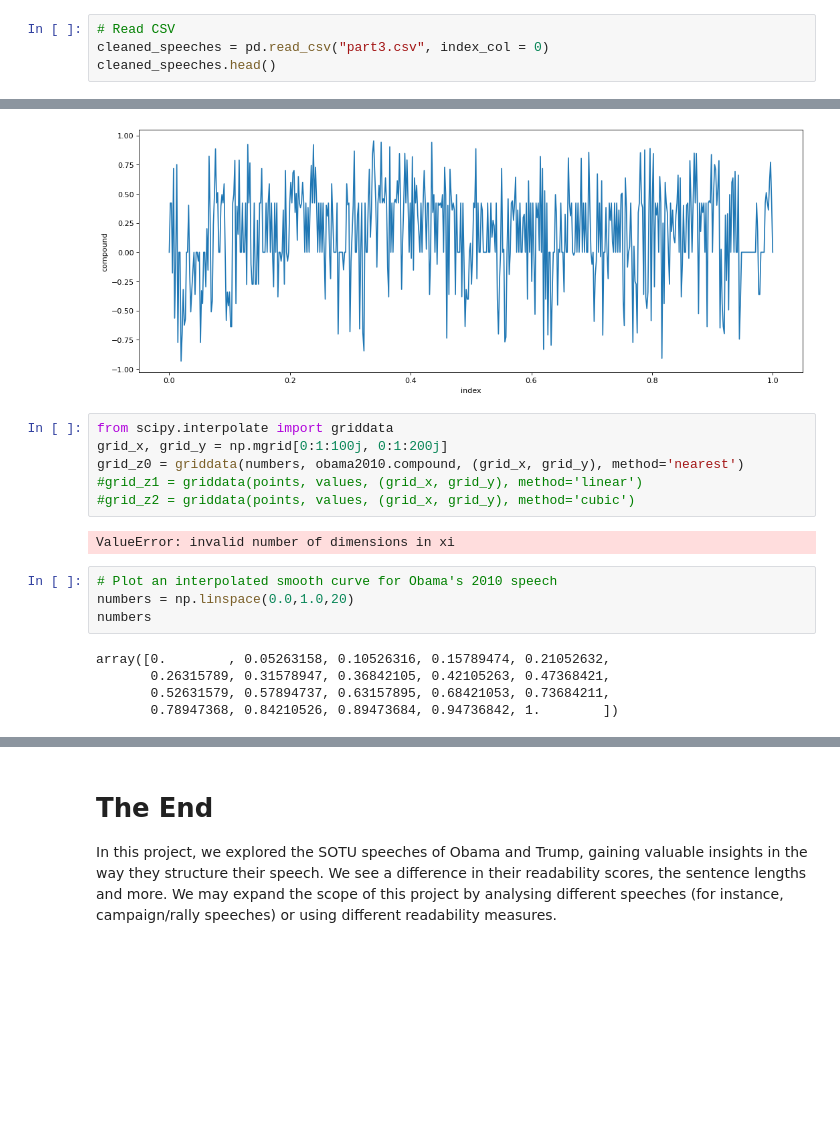
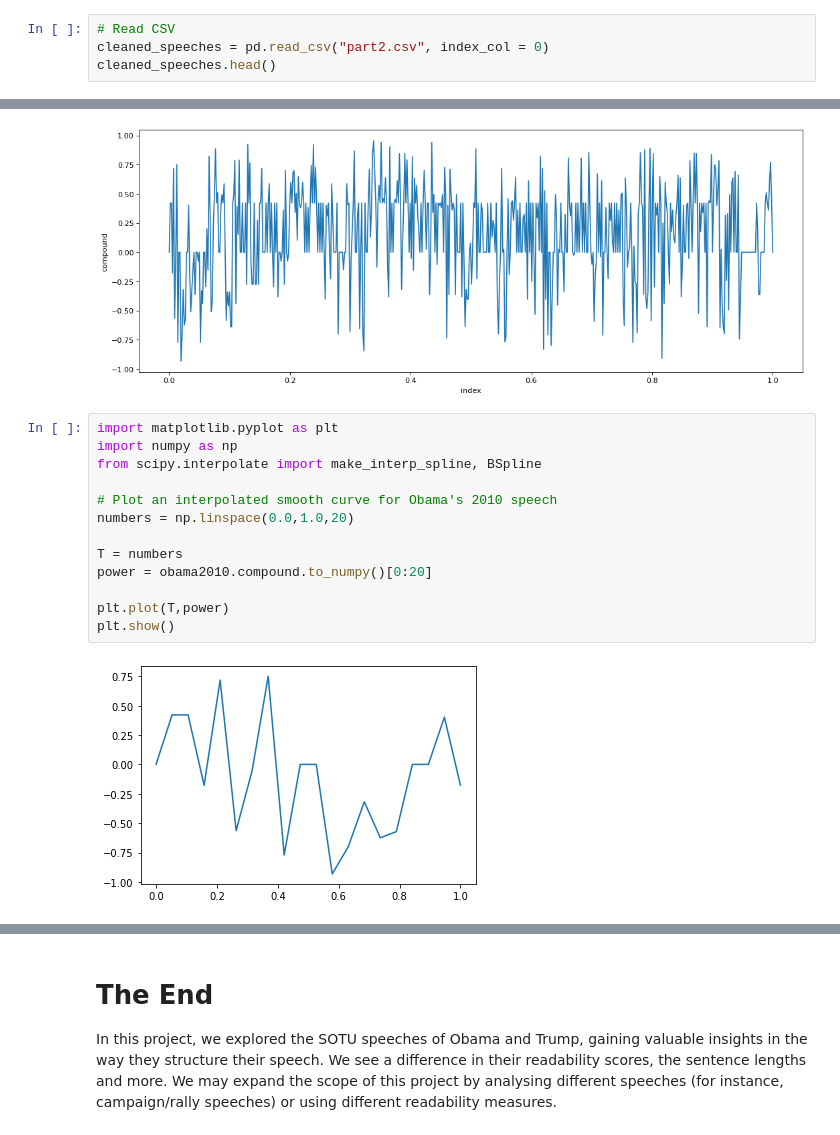
Before and after one commit to wjingen/sotuspeeches, a Jupyter notebook: Project US Speech Analysis (Part IV).ipynb, the cells around one changed output, grey strips where cells are left out. Drawn from its saved outputs; the diff is of its cells as text; blank space fills up the shorter version.

Commit message:
Fix part 3 and 4

```diff
--- a/Project US Speech Analysis (Part IV).ipynb
+++ b/Project US Speech Analysis (Part IV).ipynb
@@ -13,6 +11,6 @@ ModuleNotFoundError: No module named 'vaderSentiment'
 # %%
 # Read CSV
-cleaned_speeches = pd.read_csv("part3.csv", index_col = 0)
+cleaned_speeches = pd.read_csv("part2.csv", index_col = 0)
 cleaned_speeches.head()
 # %% [output]
 |  | filename | name | year | speech | len_speech | sentences | num_sentences | average_sen_length | ... |
@@ -82,20 +95,18 @@ sns.lineplot(data = obama2010, x = "index", y = "compound")
 # %% [output]
 <AxesSubplot:xlabel='index', ylabel='compound'>
 [figure]
-# %%
-from scipy.interpolate import griddata
-grid_x, grid_y = np.mgrid[0:1:100j, 0:1:200j]
-grid_z0 = griddata(numbers, obama2010.compound, (grid_x, grid_y), method='nearest')
-#grid_z1 = griddata(points, values, (grid_x, grid_y), method='linear')
-#grid_z2 = griddata(points, values, (grid_x, grid_y), method='cubic')
-# %% [output]
-ValueError: invalid number of dimensions in xi
 # %%
+import matplotlib.pyplot as plt
+import numpy as np
+from scipy.interpolate import make_interp_spline, BSpline
+
 # Plot an interpolated smooth curve for Obama's 2010 speech
 numbers = np.linspace(0.0,1.0,20)
-numbers
+
+T = numbers
+power = obama2010.compound.to_numpy()[0:20]
+
+plt.plot(T,power)
+plt.show()
 # %% [output]
-array([0.        , 0.05263158, 0.10526316, 0.15789474, 0.21052632,
-       0.26315789, 0.31578947, 0.36842105, 0.42105263, 0.47368421,
-       0.52631579, 0.57894737, 0.63157895, 0.68421053, 0.73684211,
-       0.78947368, 0.84210526, 0.89473684, 0.94736842, 1.        ])
+[figure, added]
```
Also changed, not shown: parts of 9 cells of this notebook, 3 other files.
